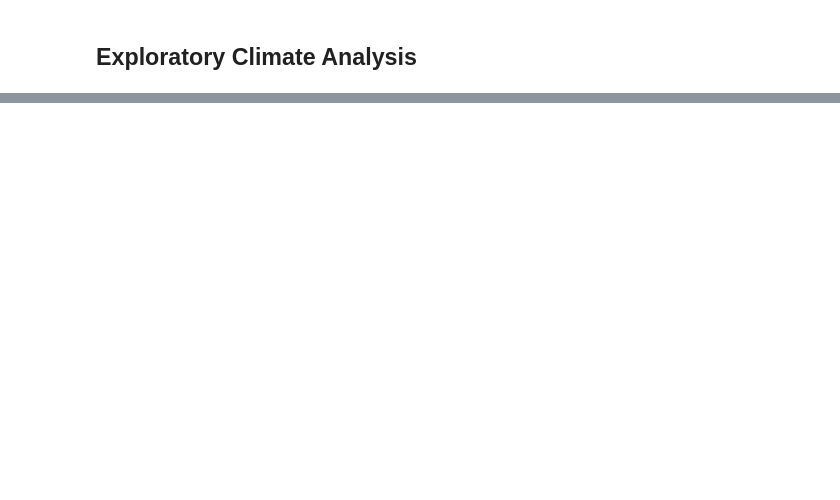
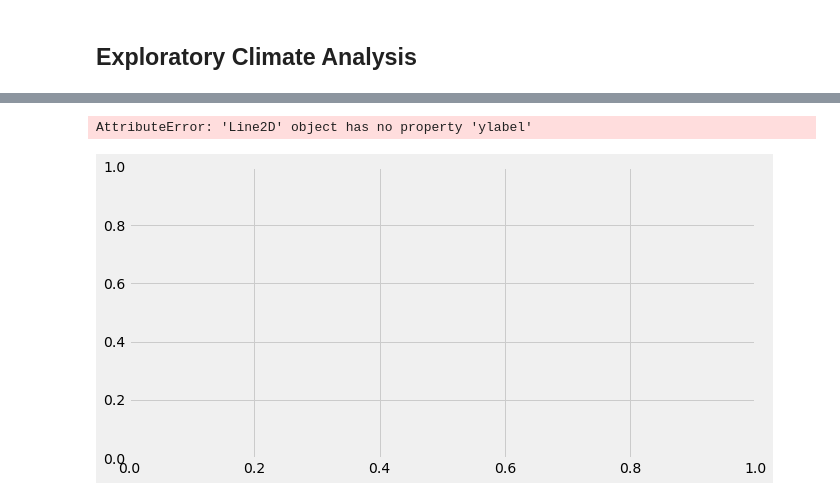
Before and after one commit to kcomalley14/sqlalchemy-challenge, a Jupyter notebook: climateanalysis.ipynb, the cells around one changed output, grey strips where cells are left out. Drawn from its saved outputs; the diff is of its cells as text; code cells hidden in the pictures; blank space fills up the shorter version.

Commit message:
graph for precipitation

```diff
--- a/climateanalysis.ipynb
+++ b/climateanalysis.ipynb
@@ -28,16 +34,12 @@ engine = create_engine("sqlite:///Resources/hawaii.sqlite")
 # %%
  # Create our session (link) from Python to the DB
+session = Session(engine)
 # %% [markdown]
 ## Exploratory Climate Analysis
 # %%
 # Design a query to retrieve the last 12 months of precipitation data and plot the results
 
 # Calculate the date 1 year ago from the last data point in the database
+last_data_point = session.query(Measurement.date).order_by(Measurement.date.desc()).first()
 
-# Perform a query to retrieve the data and precipitation scores
-
-# Save the query results as a Pandas DataFrame and set the index to the date column
-
-# Sort the dataframe by date
-
-# Use Pandas Plotting with Matplotlib to plot the data
+year_date = dt.date(2017, 8, 23) - dt.timedelta(days= 365)
@@ -43,0 +50,5 @@ engine = create_engine("sqlite:///Resources/hawaii.sqlite")
+# %%
+# Perform a query to retrieve the data and precipitation scores
+data_query = session.query(Measurement.date, Measurement.prcp).filter(Measurement.date >= year_date).all()
+for data in data_query:
+    print(data)
@@ -43,0 +73,7 @@ engine = create_engine("sqlite:///Resources/hawaii.sqlite")
+# %%
+# Save the query results as a Pandas DataFrame and set the index to the date column
+query_df = pd.DataFrame(data_query, columns= ['Date', "Precipitation"])
+query_df.set_index("Date", inplace=True)
+# Sort the dataframe by date
+query_df = query_df.sort_values(["Date"]).dropna()
+query_df.head()
@@ -43,0 +88,7 @@ engine = create_engine("sqlite:///Resources/hawaii.sqlite")
+# %%
+query_df.plot(figsize=(10,5), rot=90, ylabel="Inches")
+plt.savefig("precipitationgraph.png")
+plt.show()
+# %% [output]
+AttributeError: 'Line2D' object has no property 'ylabel'
+[figure, added]
```
Also changed, not shown: parts of 7 cells of this notebook, 1 other file.
